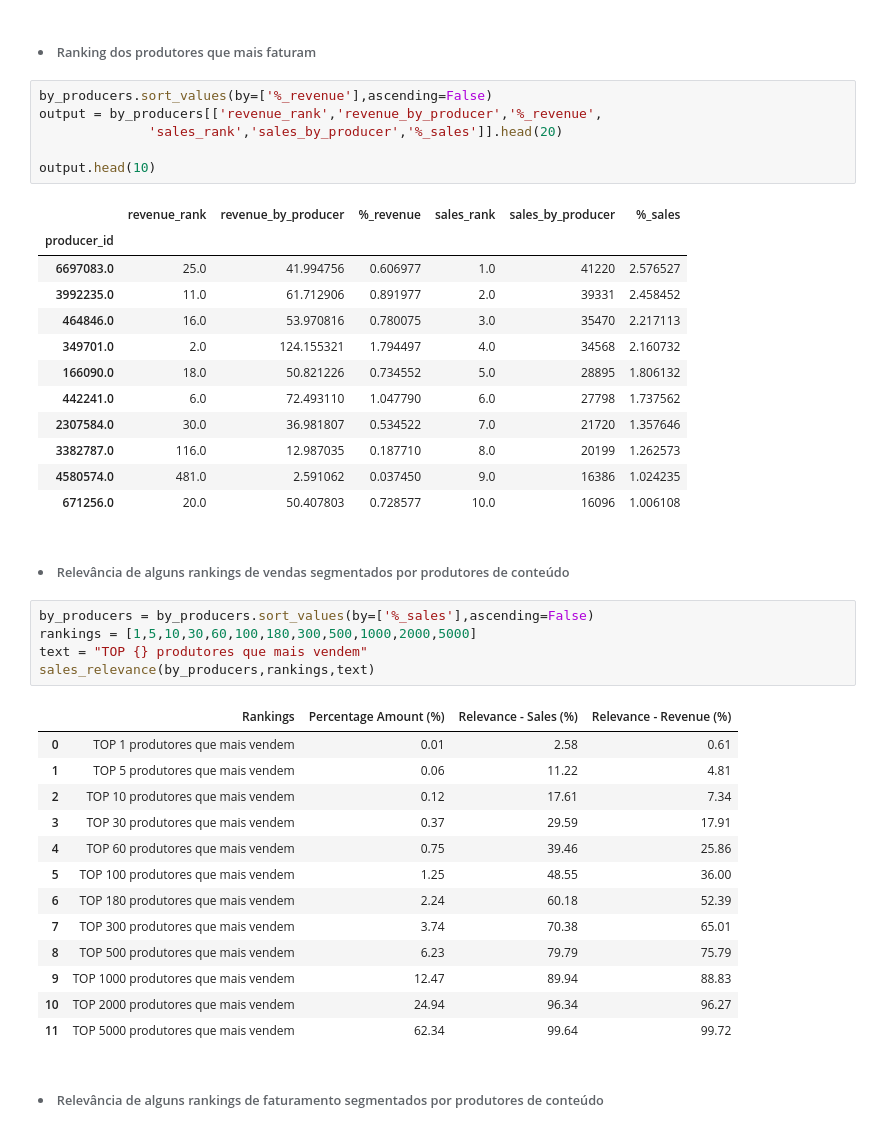
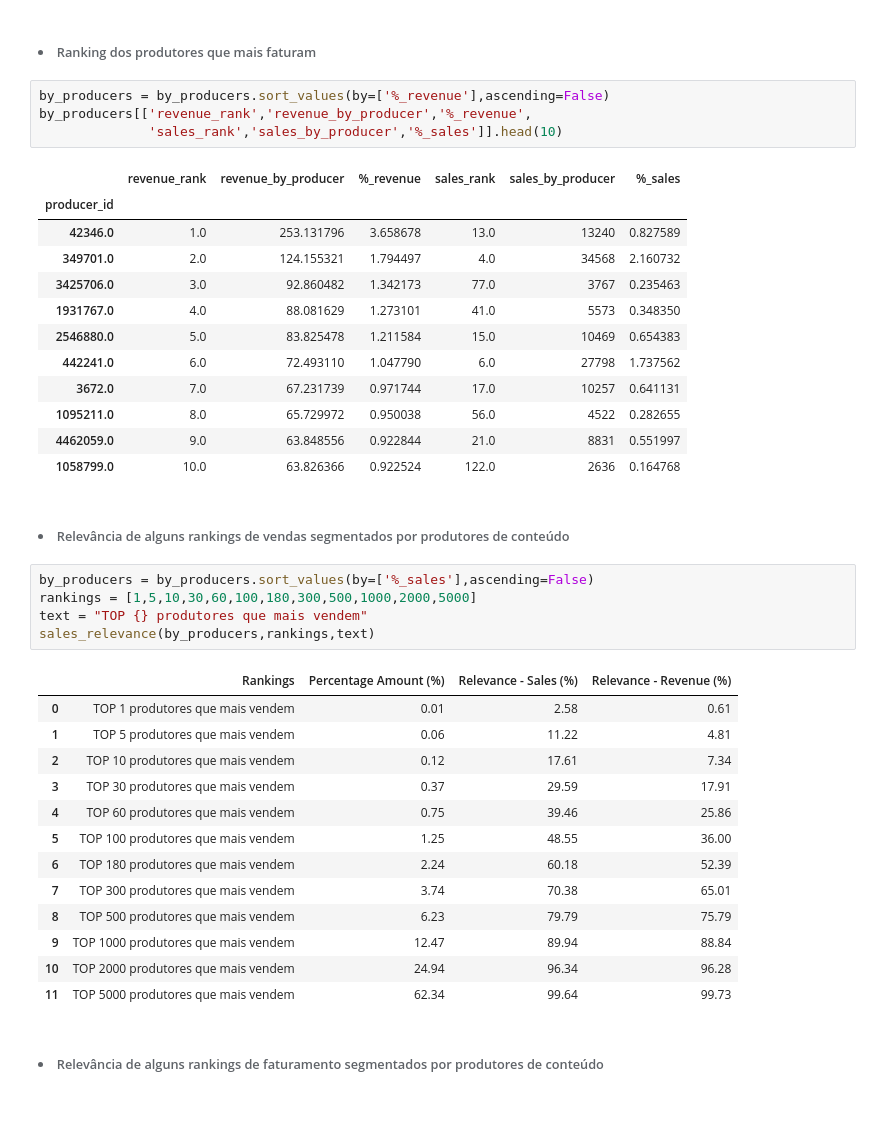
Before and after one commit to gPass0s/2016-Hotmart-sales-analysis, a Jupyter notebook: analysis.ipynb, the cells around one changed output. Drawn from its saved outputs; the diff is of its cells as text.

```diff
--- a/analysis.ipynb
+++ b/analysis.ipynb
@@ -455,24 +454,22 @@ len(by_producers)
 # %% [markdown]
 <h6 style="text-indent:30px"> <li> Ranking dos produtores que mais faturam </h6>
 # %%
-by_producers.sort_values(by=['%_revenue'],ascending=False)
-output = by_producers[['revenue_rank','revenue_by_producer','%_revenue',
-              'sales_rank','sales_by_producer','%_sales']].head(20)
-
-output.head(10)
+by_producers = by_producers.sort_values(by=['%_revenue'],ascending=False)
+by_producers[['revenue_rank','revenue_by_producer','%_revenue',
+              'sales_rank','sales_by_producer','%_sales']].head(10)
 # %% [output]
 |  | revenue_rank | revenue_by_producer | %_revenue | sales_rank | sales_by_producer | %_sales |
 | producer_id |  |  |  |  |  |  |
-| 6697083.0 | 25.0 | 41.994756 | 0.606977 | 1.0 | 41220 | 2.576527 |
-| 3992235.0 | 11.0 | 61.712906 | 0.891977 | 2.0 | 39331 | 2.458452 |
-| 464846.0 | 16.0 | 53.970816 | 0.780075 | 3.0 | 35470 | 2.217113 |
+| 42346.0 | 1.0 | 253.131796 | 3.658678 | 13.0 | 13240 | 0.827589 |
 | 349701.0 | 2.0 | 124.155321 | 1.794497 | 4.0 | 34568 | 2.160732 |
-| 166090.0 | 18.0 | 50.821226 | 0.734552 | 5.0 | 28895 | 1.806132 |
+| 3425706.0 | 3.0 | 92.860482 | 1.342173 | 77.0 | 3767 | 0.235463 |
+| 1931767.0 | 4.0 | 88.081629 | 1.273101 | 41.0 | 5573 | 0.348350 |
+| 2546880.0 | 5.0 | 83.825478 | 1.211584 | 15.0 | 10469 | 0.654383 |
 | 442241.0 | 6.0 | 72.493110 | 1.047790 | 6.0 | 27798 | 1.737562 |
-| 2307584.0 | 30.0 | 36.981807 | 0.534522 | 7.0 | 21720 | 1.357646 |
-| 3382787.0 | 116.0 | 12.987035 | 0.187710 | 8.0 | 20199 | 1.262573 |
-| 4580574.0 | 481.0 | 2.591062 | 0.037450 | 9.0 | 16386 | 1.024235 |
-| 671256.0 | 20.0 | 50.407803 | 0.728577 | 10.0 | 16096 | 1.006108 |
+| 3672.0 | 7.0 | 67.231739 | 0.971744 | 17.0 | 10257 | 0.641131 |
+| 1095211.0 | 8.0 | 65.729972 | 0.950038 | 56.0 | 4522 | 0.282655 |
+| 4462059.0 | 9.0 | 63.848556 | 0.922844 | 21.0 | 8831 | 0.551997 |
+| 1058799.0 | 10.0 | 63.826366 | 0.922524 | 122.0 | 2636 | 0.164768 |
 # %% [markdown]
 <h6 style="text-indent:30px"> <li> Relevância de alguns rankings de vendas segmentados por produtores de conteúdo</h6>
 # %%
@@ -491,9 +488,9 @@ sales_relevance(by_producers,rankings,text)
 | 6 | TOP 180 produtores que mais vendem | 2.24 | 60.18 | 52.39 |
 | 7 | TOP 300 produtores que mais vendem | 3.74 | 70.38 | 65.01 |
 | 8 | TOP 500 produtores que mais vendem | 6.23 | 79.79 | 75.79 |
-| 9 | TOP 1000 produtores que mais vendem | 12.47 | 89.94 | 88.83 |
-| 10 | TOP 2000 produtores que mais vendem | 24.94 | 96.34 | 96.27 |
-| 11 | TOP 5000 produtores que mais vendem | 62.34 | 99.64 | 99.72 |
+| 9 | TOP 1000 produtores que mais vendem | 12.47 | 89.94 | 88.84 |
+| 10 | TOP 2000 produtores que mais vendem | 24.94 | 96.34 | 96.28 |
+| 11 | TOP 5000 produtores que mais vendem | 62.34 | 99.64 | 99.73 |
 # %% [markdown]
 <h6 style="text-indent:30px"> <li>  Relevância de alguns rankings de faturamento segmentados por produtores de conteúdo</h6>
 # %%
```
Also changed, not shown: parts of 4 cells of this notebook.
